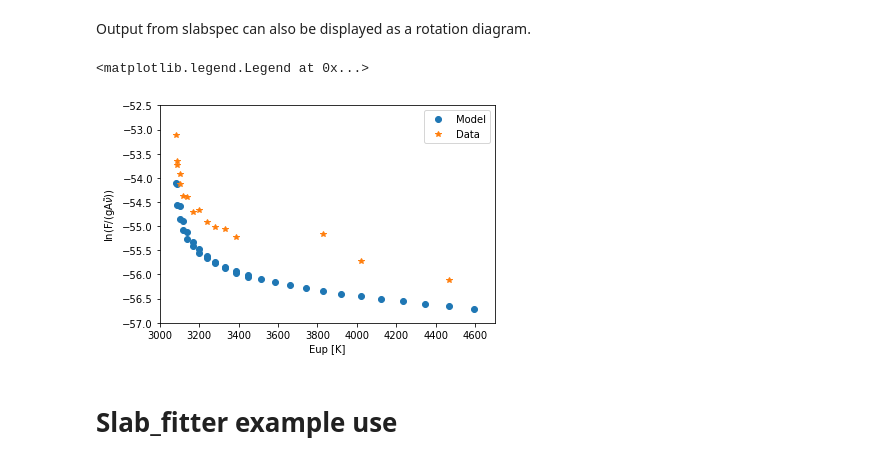
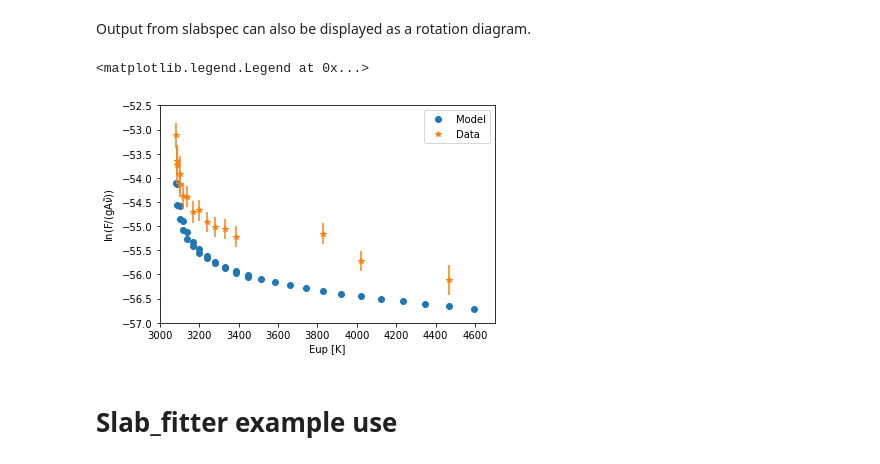
Before and after one commit to csalyk/spectools_ir, a Jupyter notebook: docs/example.ipynb, the cells around one changed output. Cells and saved outputs as stored; diff of their text form; code cells hidden in the pictures.

```diff
--- a/docs/example.ipynb
+++ b/docs/example.ipynb
@@ -242,5 +244,4 @@ Slabspec makes a model spectrum from a "slab" of gas - a column of gas with defi
 # %%
 au=1.5e11
 #Make slab model
-#This can take a few seconds to run.  It is primarily limited by the convolution time.
-model_output=make_spec('CO',1e22,1000,np.pi*(0.3*au)**2., wmin=4.58,wmax=5.2,convol_fwhm=30.,d_pc=140.,res=1e-5,vup=1)
+model_output=make_spec('CO',1e22,1000,np.pi*(0.3*au)**2., wmin=4.58,wmax=5.2,convol_fwhm=30.,d_pc=140.,vup=1)
@@ -264,16 +267,18 @@ rd_data=make_rotation_diagram(lineflux_data)
 # %%
 fig=plt.figure()
 ax1=fig.add_subplot(111)
 ax1.plot(rd_model['x'],rd_model['y'],' C0o',label='Model')
 ax1.plot(rd_data['x'],rd_data['y'],' C1*',label='Data')
+ax1.errorbar(rd_data['x'],rd_data['y'],yerr=rd_data['yerr'],color='C1',fmt='None')
+
 ax1.set_xlabel('Eup [K]')
 ax1.set_ylabel(r'ln(F/(gA$\tilde{\nu}$))')
 ax1.set_xlim(3000,4700)
 ax1.set_ylim(-57,-52.5)
 ax1.legend()
 # %% [output]
 <matplotlib.legend.Legend at 0x...>
-[figure, old version]
+[figure, new version]
 # %% [markdown]
 # Slab_fitter example use
 # %% [markdown]
```
Also changed, not shown: parts of 24 cells of this notebook, 6 other files.
